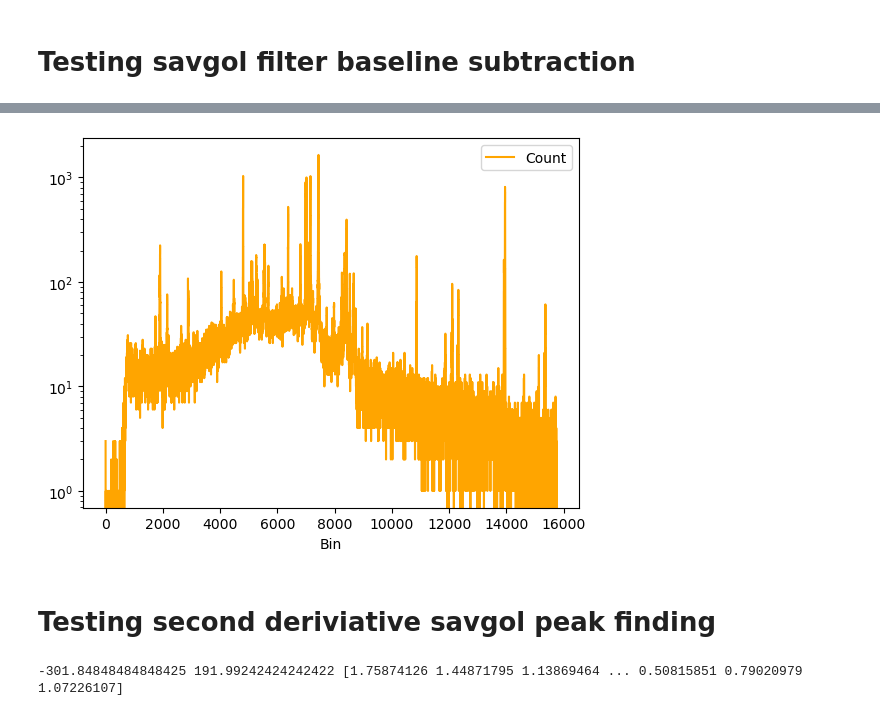
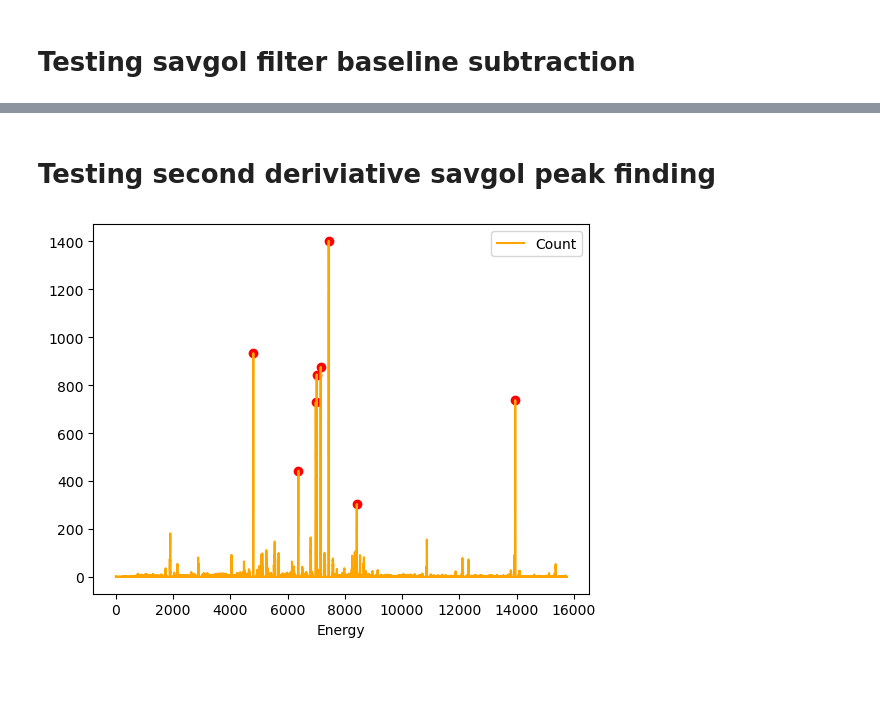
Before and after one commit to Tussky/spectral, a Jupyter notebook: Josiah.ipynb, the cells around one changed output, grey strips where cells are left out. Saved outputs shown, nothing was run; the diff lists cells and outputs as text; code cells hidden in the pictures; blank space fills up the shorter version.

```diff
--- a/Josiah.ipynb
+++ b/Josiah.ipynb
@@ -78,11 +29,7 @@ None
-# %%
-chan1.plot_channel()
-# %% [output]
-[figure, removed]
 # %% [markdown]
 # Testing second deriviative savgol peak finding
 # %%
-d2 = savgol_filter(hist_01, 10, 3, deriv = 2)
-print(min(d2), max(d2), d2)
+chan1.scipy_peaks()
+chan1.plot_channel(True, True)
 # %% [output]
--301.84848484848425 191.99242424242422 [1.75874126 1.44871795 1.13869464 ... 0.50815851 0.79020979 1.07226107]
+[figure, added]
```
Also changed, not shown: parts of 12 cells of this notebook, 3 other files.
